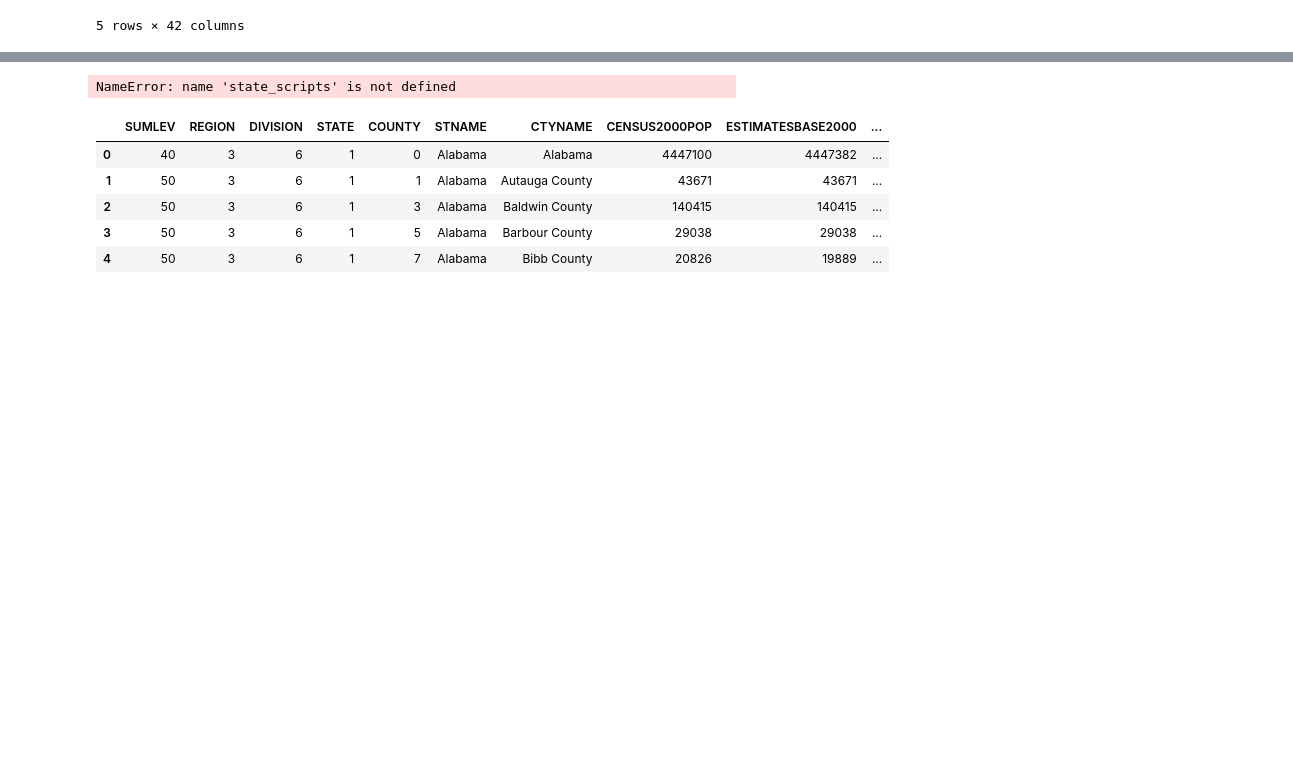
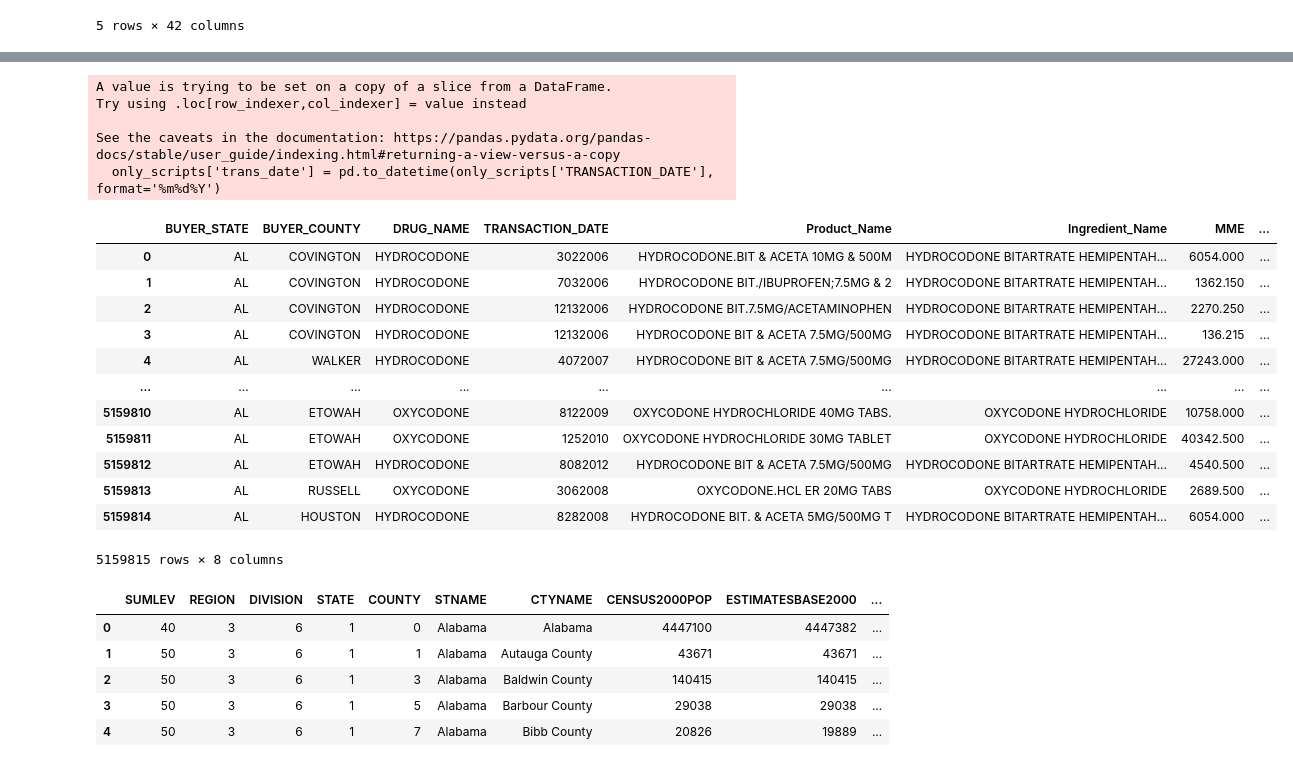
Before and after one commit to YZhu0225/Estimating-the-Impact-of-Opioid-Control-Policies, a Jupyter notebook: 10_code/practice.ipynb, the cells around one changed output, grey strips where cells are left out. Saved outputs shown, nothing was run; the diff lists cells and outputs as text; code cells hidden in the pictures; blank space fills up the shorter version.

Commit message:
add datetime

```diff
--- a/10_code/practice.ipynb
+++ b/10_code/practice.ipynb
@@ -14,8 +30,28 @@ state_scripts.head()
 # %%
 state_scripts.columns
-script_columns = ['BUYER_STATE', 'BUYER_COUNTY', 'DRUG_NAME', 'TRANSACTION_DATE','Product_Name', 'Ingredient_Name','CALC_BASE_WT_IN_GM', 'DOSAGE_UNIT', 'MME_Conversion_Factor','dos_str', 'MME']
+script_columns = ['BUYER_STATE', 'BUYER_COUNTY', 'DRUG_NAME', 'TRANSACTION_DATE','Product_Name', 'Ingredient_Name', 'MME']
+only_scripts = state_scripts[script_columns]
+only_scripts['trans_date'] = pd.to_datetime(only_scripts['TRANSACTION_DATE'], format='%m%d%Y')
+only_scripts.loc[only_scripts['BUYER_STATE'] == 'AL']
 # %% [output]
-NameError: name 'state_scripts' is not defined
+A value is trying to be set on a copy of a slice from a DataFrame.
+Try using .loc[row_indexer,col_indexer] = value instead
+
+See the caveats in the documentation: https://pandas.pydata.org/pandas-docs/stable/user_guide/indexing.html#returning-a-view-versus-a-copy
+  only_scripts['trans_date'] = pd.to_datetime(only_scripts['TRANSACTION_DATE'], format='%m%d%Y')
+|  | BUYER_STATE | BUYER_COUNTY | DRUG_NAME | TRANSACTION_DATE | Product_Name | Ingredient_Name | MME | ... |
+| 0 | AL | COVINGTON | HYDROCODONE | 3022006 | HYDROCODONE.BIT & ACETA 10MG & 500M | HYDROCODONE BITARTRATE HEMIPENTAH... | 6054.000 | ... |
+| 1 | AL | COVINGTON | HYDROCODONE | 7032006 | HYDROCODONE BIT./IBUPROFEN;7.5MG & 2 | HYDROCODONE BITARTRATE HEMIPENTAH... | 1362.150 | ... |
+| 2 | AL | COVINGTON | HYDROCODONE | 12132006 | HYDROCODONE BIT.7.5MG/ACETAMINOPHEN | HYDROCODONE BITARTRATE HEMIPENTAH... | 2270.250 | ... |
+| 3 | AL | COVINGTON | HYDROCODONE | 12132006 | HYDROCODONE BIT & ACETA 7.5MG/500MG | HYDROCODONE BITARTRATE HEMIPENTAH... | 136.215 | ... |
+| 4 | AL | WALKER | HYDROCODONE | 4072007 | HYDROCODONE BIT & ACETA 7.5MG/500MG | HYDROCODONE BITARTRATE HEMIPENTAH... | 27243.000 | ... |
+| ... | ... | ... | ... | ... | ... | ... | ... | ... |
+| 5159810 | AL | ETOWAH | OXYCODONE | 8122009 | OXYCODONE HYDROCHLORIDE 40MG TABS. | OXYCODONE HYDROCHLORIDE | 10758.000 | ... |
+| 5159811 | AL | ETOWAH | OXYCODONE | 1252010 | OXYCODONE HYDROCHLORIDE 30MG TABLET | OXYCODONE HYDROCHLORIDE | 40342.500 | ... |
+| 5159812 | AL | ETOWAH | HYDROCODONE | 8082012 | HYDROCODONE BIT & ACETA 7.5MG/500MG | HYDROCODONE BITARTRATE HEMIPENTAH... | 4540.500 | ... |
+| 5159813 | AL | RUSSELL | OXYCODONE | 3062008 | OXYCODONE.HCL ER 20MG TABS | OXYCODONE HYDROCHLORIDE | 2689.500 | ... |
+| 5159814 | AL | HOUSTON | HYDROCODONE | 8282008 | HYDROCODONE BIT. & ACETA 5MG/500MG T | HYDROCODONE BITARTRATE HEMIPENTAH... | 6054.000 | ... |
+5159815 rows × 8 columns
 # %%
 state_pop = pd.read_csv('../00_source_data/US_Population/start_2000.csv', encoding='latin-1')
 state_pop.head()
```
Also changed, not shown: parts of 5 cells of this notebook.
